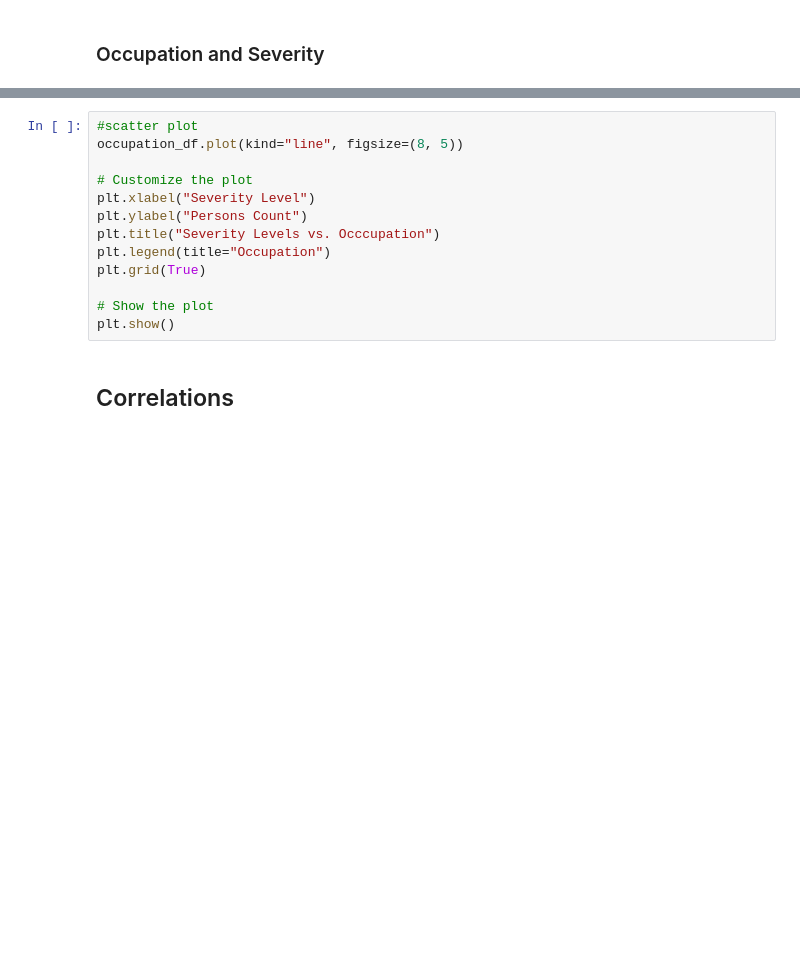
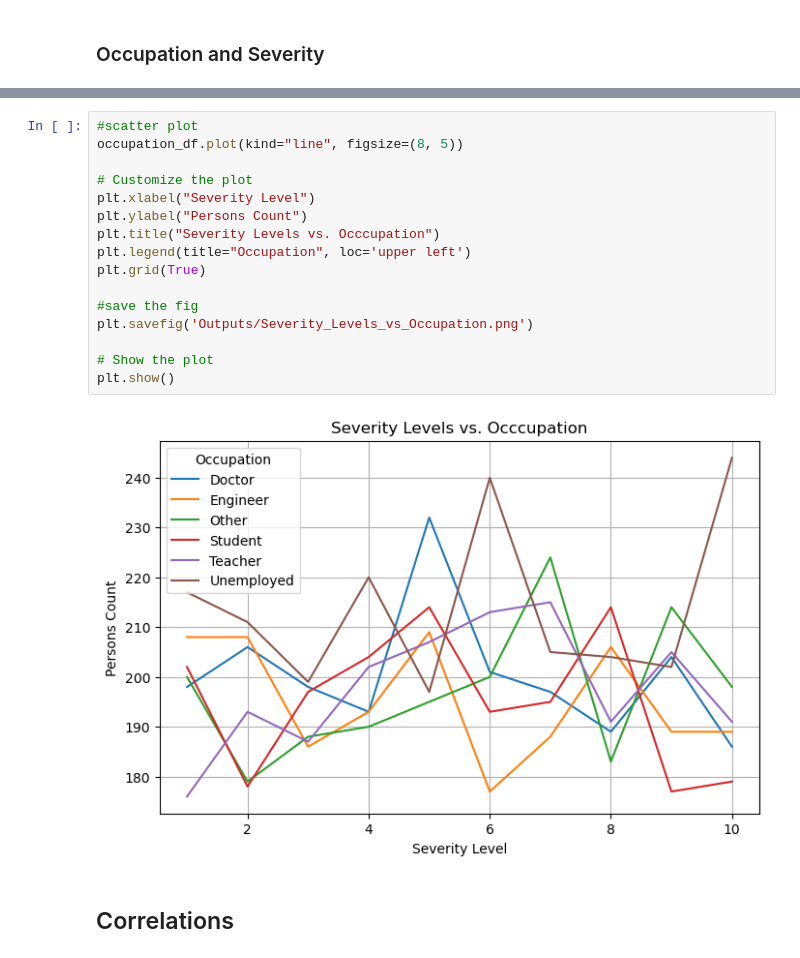
Before and after one commit to mopfun/2025-Project1-Group4, a Jupyter notebook: main.ipynb, the cells around one changed output, grey strips where cells are left out. Saved outputs shown, nothing was run; the diff lists cells and outputs as text; blank space fills up the shorter version.

```diff
--- a/main.ipynb
+++ b/main.ipynb
@@ -209,16 +432,21 @@ occupation_df
 # %%
 #scatter plot
 occupation_df.plot(kind="line", figsize=(8, 5))
 
 # Customize the plot
 plt.xlabel("Severity Level")
 plt.ylabel("Persons Count")
 plt.title("Severity Levels vs. Occcupation")
-plt.legend(title="Occupation")
+plt.legend(title="Occupation", loc='upper left')
 plt.grid(True)
+
+#save the fig
+plt.savefig('Outputs/Severity_Levels_vs_Occupation.png')
 
 # Show the plot
 plt.show()
+# %% [output]
+[figure, added]
 # %% [markdown]
 ## Correlations
 # %% [markdown]
```
Also changed, not shown: parts of 23 cells of this notebook, 6 other files.
